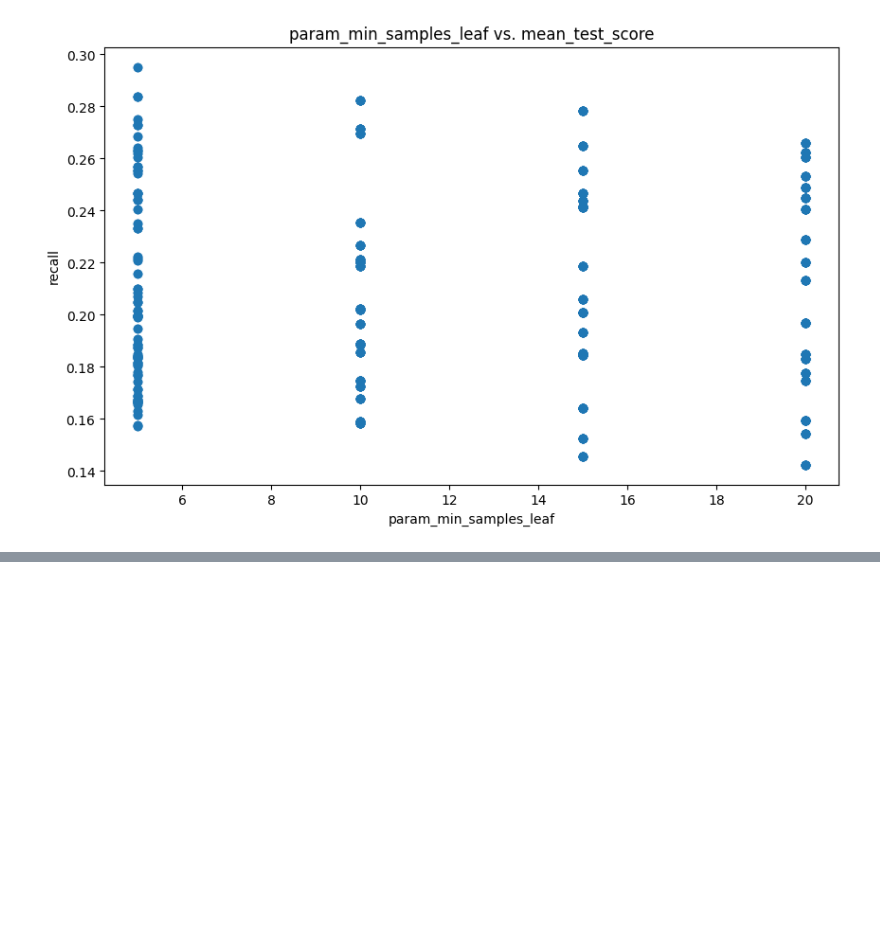
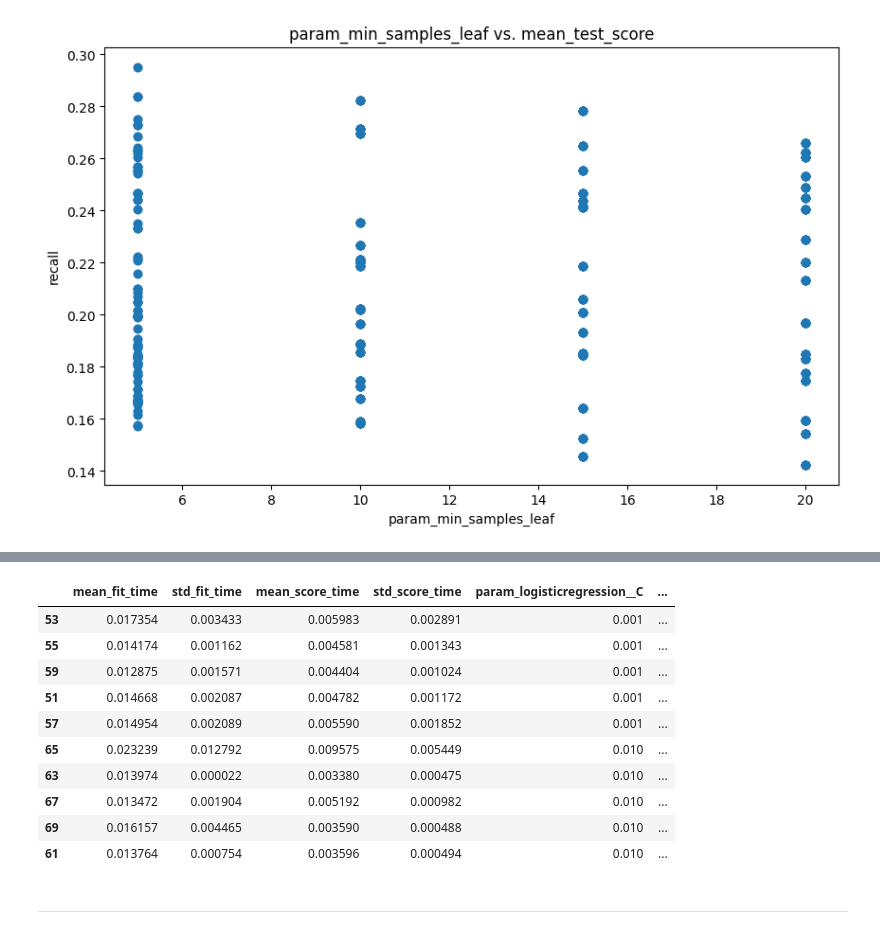
Before and after one commit to mhenriqueof/learn, a Jupyter notebook: alura/data_science/2-machine_learning-classification/4-otimizando_modelos/clientes_inadimplentes.ipynb, the cells around one changed output, grey strips where cells are left out. Saved outputs shown, nothing was run; the diff lists cells and outputs as text; code cells hidden in the pictures; blank space fills up the shorter version.

```diff
--- a/alura/data_science/2-machine_learning-classification/4-otimizando_modelos/clientes_inadimplentes.ipynb
+++ b/alura/data_science/2-machine_learning-classification/4-otimizando_modelos/clientes_inadimplentes.ipynb
@@ -237,0 +240,19 @@ plt.show()
+# %%
+max_iter = np.linspace(100, 300, 5, dtype=int)
+c = [0.001, 0.01, 0.1, 1, 10]
+
+param_grid_lr = [
+    {'logisticregression__solver' : ['newton-cg', 'lbfgs'],
+      'logisticregression__penalty' : ['l2'],
+      'logisticregression__max_iter' : max_iter,
+       'logisticregression__C' : c},
+    {'logisticregression__solver' : ['liblinear'],
+      'logisticregression__penalty' : ['l1', 'l2'],
+      'logisticregression__max_iter' : max_iter,
+      'logisticregression__C' : c},
+]
+# %%
+lr_grid_search = GridSearchCV(estimator=make_pipeline(StandardScaler(), LogisticRegression()),
+                               param_grid=param_grid_lr,
+                               scoring="recall",
+                               cv=cv)
@@ -237,0 +275,17 @@ plt.show()
+# %%
+df_lr_grid_results = pd.DataFrame(lr_grid_search.cv_results_)
+df_lr_grid_results.sort_values(by='mean_test_score', ascending=False).head(10)
+# %% [output]
+|  | mean_fit_time | std_fit_time | mean_score_time | std_score_time | param_logisticregression__C | ... |
+| 53 | 0.017354 | 0.003433 | 0.005983 | 0.002891 | 0.001 | ... |
+| 55 | 0.014174 | 0.001162 | 0.004581 | 0.001343 | 0.001 | ... |
+| 59 | 0.012875 | 0.001571 | 0.004404 | 0.001024 | 0.001 | ... |
+| 51 | 0.014668 | 0.002087 | 0.004782 | 0.001172 | 0.001 | ... |
+| 57 | 0.014954 | 0.002089 | 0.005590 | 0.001852 | 0.001 | ... |
+| 65 | 0.023239 | 0.012792 | 0.009575 | 0.005449 | 0.010 | ... |
+| 63 | 0.013974 | 0.000022 | 0.003380 | 0.000475 | 0.010 | ... |
+| 67 | 0.013472 | 0.001904 | 0.005192 | 0.000982 | 0.010 | ... |
+| 69 | 0.016157 | 0.004465 | 0.003590 | 0.000488 | 0.010 | ... |
+| 61 | 0.013764 | 0.000754 | 0.003596 | 0.000494 | 0.010 | ... |
+# %% [markdown]
+---
```
Also changed, not shown: parts of 8 cells of this notebook.
